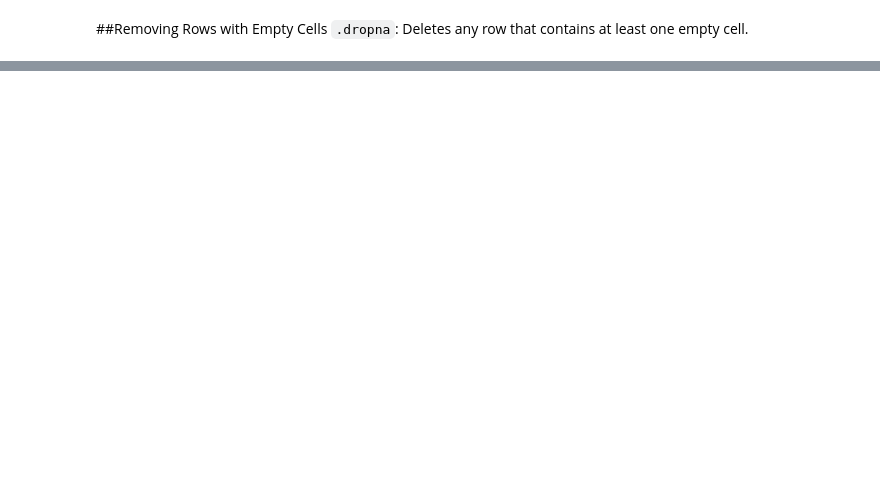
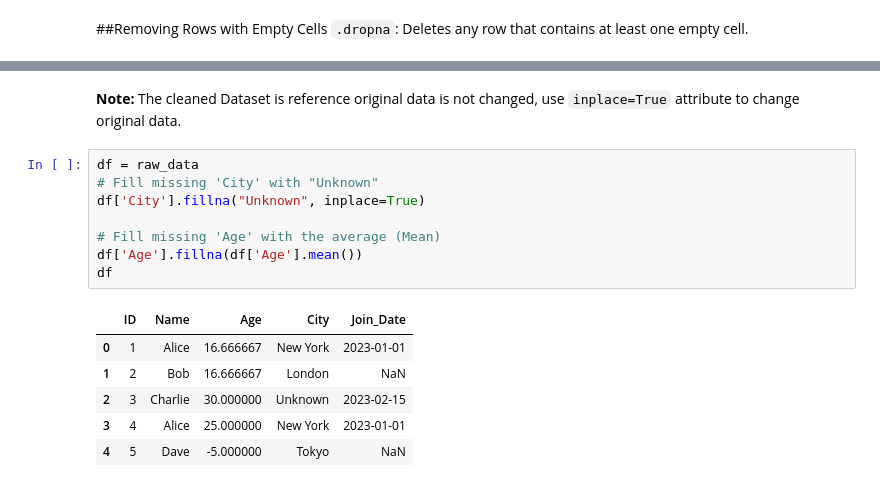
Before and after one commit to CodeCraft34/Google-Colab-, a Jupyter notebook: PANDAS-data-handling/pandas.ipynb, the cells around one changed output, grey strips where cells are left out. Saved outputs shown, nothing was run; the diff lists cells and outputs as text; blank space fills up the shorter version.

```diff
--- a/PANDAS-data-handling/pandas.ipynb
+++ b/PANDAS-data-handling/pandas.ipynb
@@ -251,0 +259,17 @@ print(raw_data.isnull())
+# %% [markdown]
+**Note:** The cleaned Dataset is reference original data is not changed, use `inplace=True` attribute to change original data.
+# %%
+df = raw_data
+# Fill missing 'City' with "Unknown"
+df['City'].fillna("Unknown", inplace=True)
+
+# Fill missing 'Age' with the average (Mean)
+df['Age'].fillna(df['Age'].mean())
+df
+# %% [output]
+|  | ID | Name | Age | City | Join_Date |
+| 0 | 1 | Alice | 16.666667 | New York | 2023-01-01 |
+| 1 | 2 | Bob | 16.666667 | London | NaN |
+| 2 | 3 | Charlie | 30.000000 | Unknown | 2023-02-15 |
+| 3 | 4 | Alice | 25.000000 | New York | 2023-01-01 |
+| 4 | 5 | Dave | -5.000000 | Tokyo | NaN |
```
Also changed, not shown: parts of 9 cells of this notebook.
